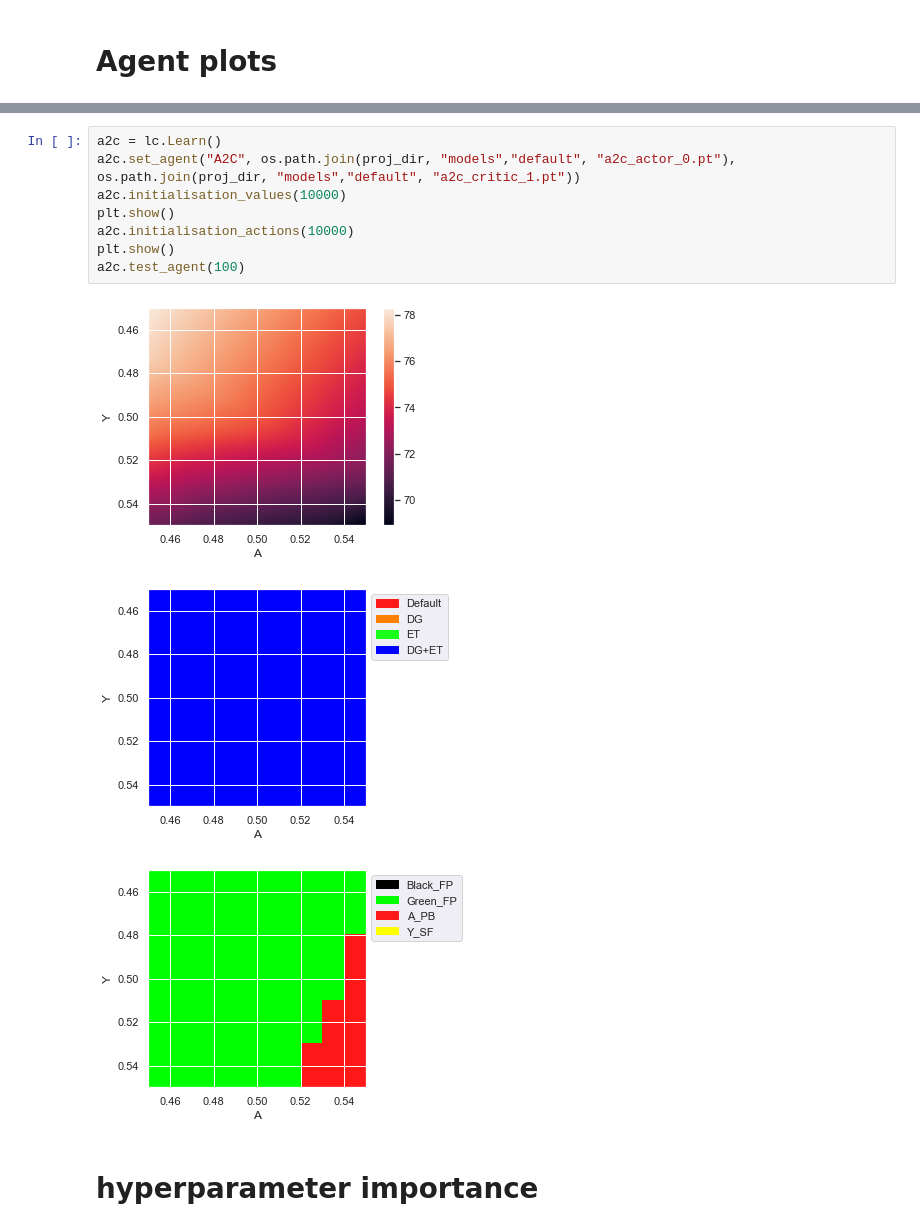
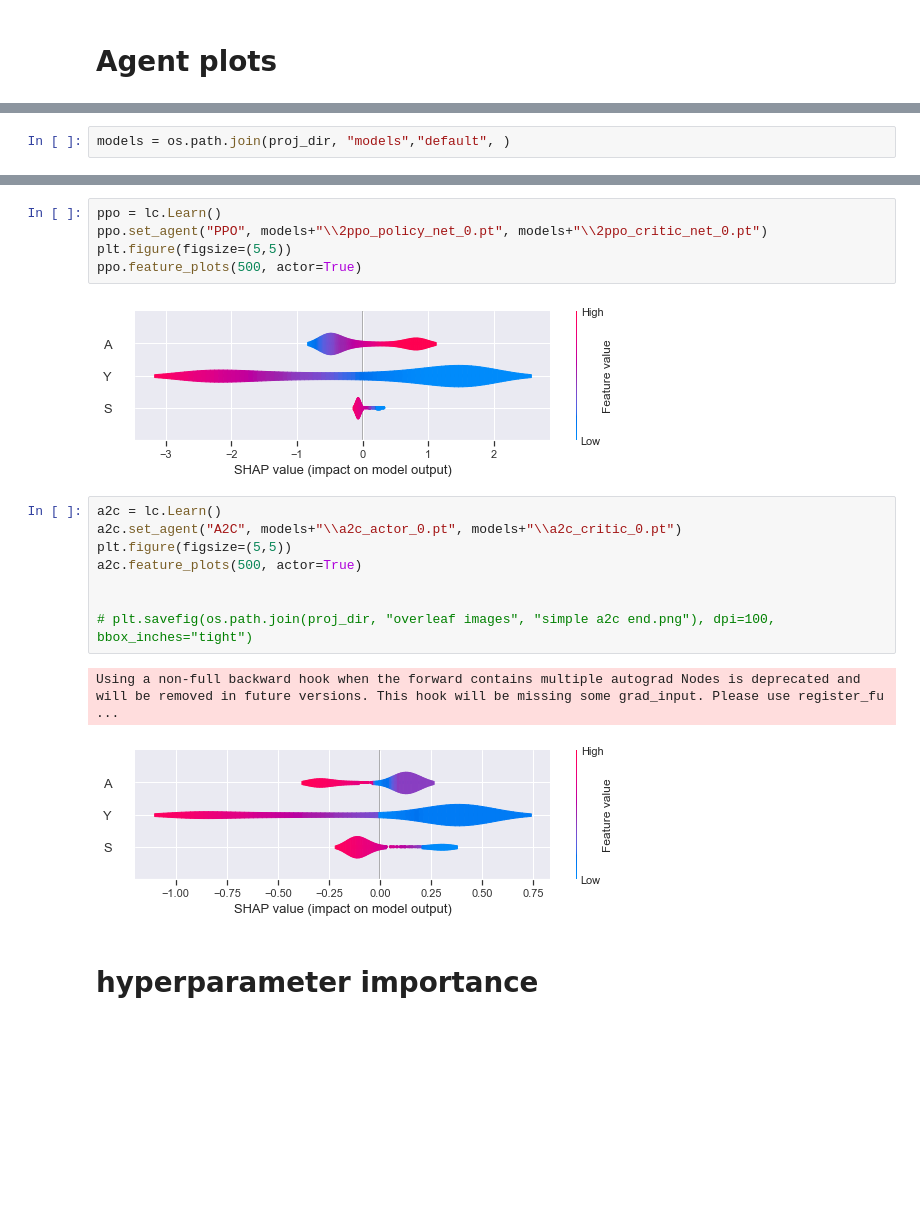
Before and after one commit to TheodoreWolf/climate_policy_rl, a Jupyter notebook: plot_making.ipynb, the cells around one changed output, grey strips where cells are left out. Cells and saved outputs as stored; diff of their text form; blank space fills up the shorter version.

```diff
--- a/plot_making.ipynb
+++ b/plot_making.ipynb
@@ -60,0 +25,2 @@ ppo.test_agent(100)
+# %%
+models = os.path.join(proj_dir, "models","default", )
@@ -61,15 +50,21 @@ ppo.test_agent(100)
+# %%
+ppo = lc.Learn()
+ppo.set_agent("PPO", models+"\\2ppo_policy_net_0.pt", models+"\\2ppo_critic_net_0.pt")
+plt.figure(figsize=(5,5))
+ppo.feature_plots(500, actor=True)
+# %% [output]
+[figure, added]
 # %%
 a2c = lc.Learn()
-a2c.set_agent("A2C", os.path.join(proj_dir, "models","default", "a2c_actor_0.pt"), os.path.join(proj_dir, "models","default", "a2c_critic_1.pt"))
-a2c.initialisation_values(10000)
-plt.show()
-a2c.initialisation_actions(10000)
-plt.show()
-a2c.test_agent(100)
+a2c.set_agent("A2C", models+"\\a2c_actor_0.pt", models+"\\a2c_critic_0.pt")
+plt.figure(figsize=(5,5))
+a2c.feature_plots(500, actor=True)
+
+
+# plt.savefig(os.path.join(proj_dir, "overleaf images", "simple a2c end.png"), dpi=100, bbox_inches="tight")
 # %% [output]
+Using a non-full backward hook when the forward contains multiple autograd Nodes is deprecated and will be removed in future versions. This hook will be missing some grad_input. Please use register_fu ...
-[figure, old version]
+[figure, new version]
-[figure, removed]
-[figure, removed]
 # %% [markdown]
 # hyperparameter importance
 # %%
```
Also changed, not shown: parts of 25 cells of this notebook, 7 other files.
